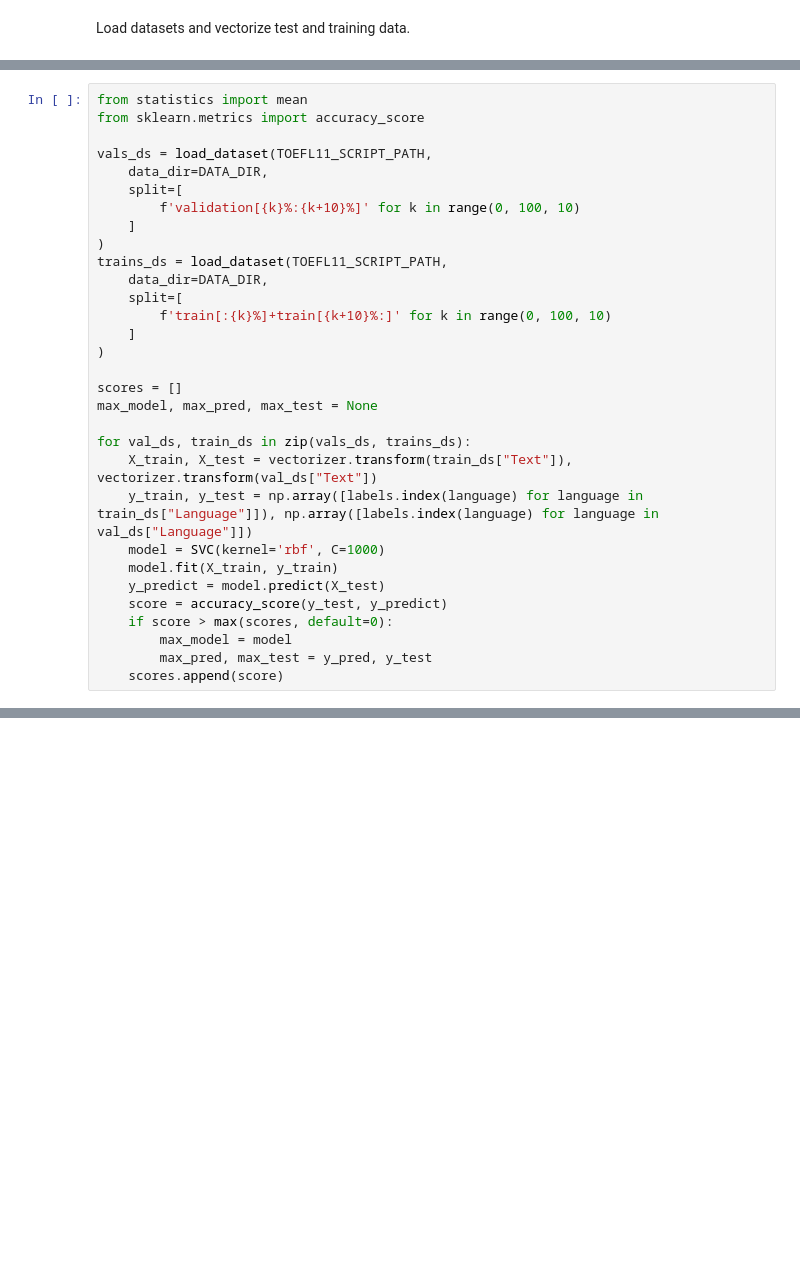
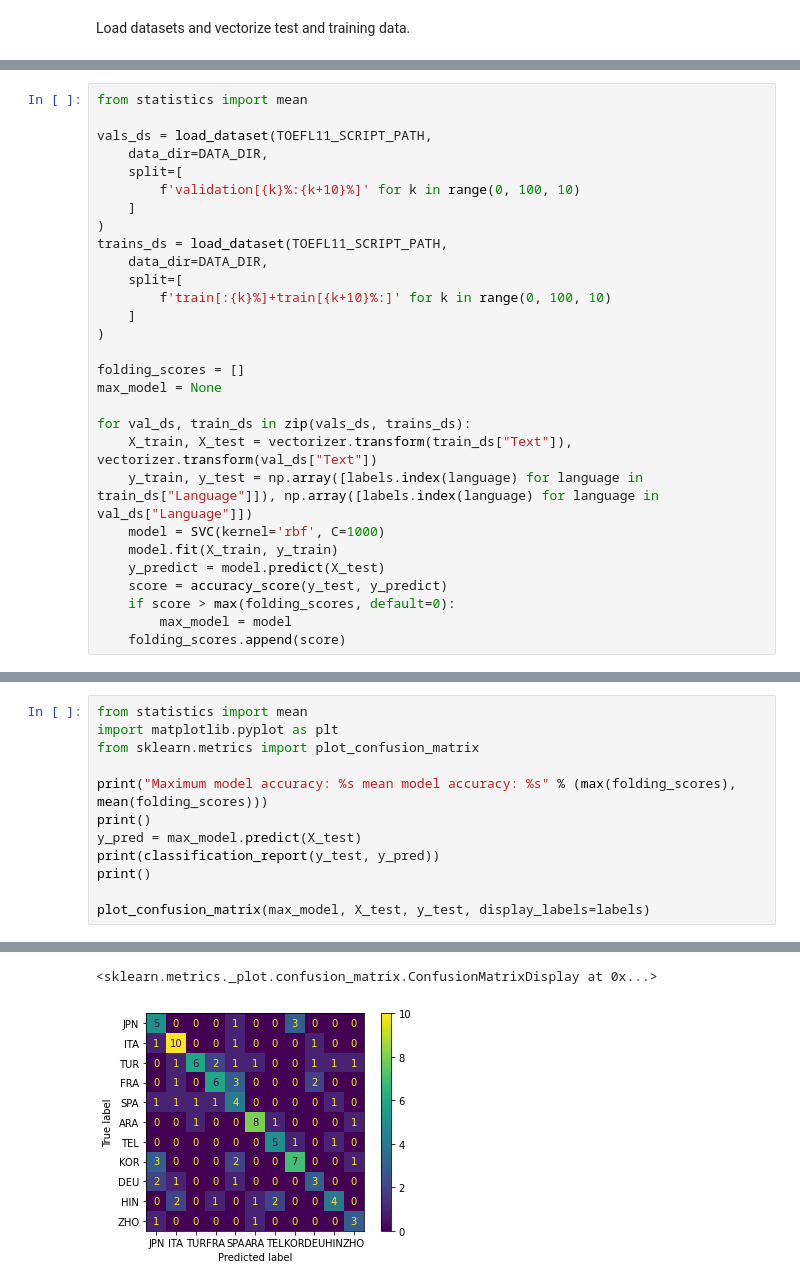
Before and after one commit to Fohlen/koppel-reproduction, a Jupyter notebook: koppel-reproduction.ipynb, the cells around one changed output, grey strips where cells are left out. Drawn from its saved outputs; the diff is of its cells as text; blank space fills up the shorter version.

```diff
--- a/koppel-reproduction.ipynb
+++ b/koppel-reproduction.ipynb
@@ -123,6 +179,5 @@ Perform 10 fold cross-validation as described in Koppl et al.
 # %%
 from statistics import mean
-from sklearn.metrics import accuracy_score
 
 vals_ds = load_dataset(TOEFL11_SCRIPT_PATH,
     data_dir=DATA_DIR,
@@ -137,8 +192,8 @@ trains_ds = load_dataset(TOEFL11_SCRIPT_PATH,
     ]
 )
 
-scores = []
-max_model, max_pred, max_test = None
+folding_scores = []
+max_model = None
 
 for val_ds, train_ds in zip(vals_ds, trains_ds):
     X_train, X_test = vectorizer.transform(train_ds["Text"]), vectorizer.transform(val_ds["Text"])
@@ -147,10 +202,9 @@ for val_ds, train_ds in zip(vals_ds, trains_ds):
     model.fit(X_train, y_train)
     y_predict = model.predict(X_test)
     score = accuracy_score(y_test, y_predict)
-    if score > max(scores, default=0):
+    if score > max(folding_scores, default=0):
         max_model = model
-        max_pred, max_test = y_pred, y_test
-    scores.append(score)
+    folding_scores.append(score)
 # %% [output]
 Using custom data configuration default-0d2e219b700317ed
 Reusing dataset toef_l11 (/home/fohlen/.cache/huggingface/datasets/toef_l11/default-0d2e219b700317ed/0.0.0/bdabab2a1366fe9b74e89df1120d27eef5bc909b9c54ce78766eb5b7345f8d85)
@@ -159,0 +215,13 @@ KeyboardInterrupt:
+# %%
+from statistics import mean
+import matplotlib.pyplot as plt
+from sklearn.metrics import plot_confusion_matrix
+
+print("Maximum model accuracy: %s mean model accuracy: %s" % (max(folding_scores), mean(folding_scores)))
+print()
+y_pred = max_model.predict(X_test)
+print(classification_report(y_test, y_pred))
+print()
+
+plot_confusion_matrix(max_model, X_test, y_test, display_labels=labels)
+# %% [output]
@@ -159,0 +247,2 @@ KeyboardInterrupt:
+<sklearn.metrics._plot.confusion_matrix.ConfusionMatrixDisplay at 0x...>
+[figure, added]
```
Also changed, not shown: parts of 10 cells of this notebook, 1 other file.
